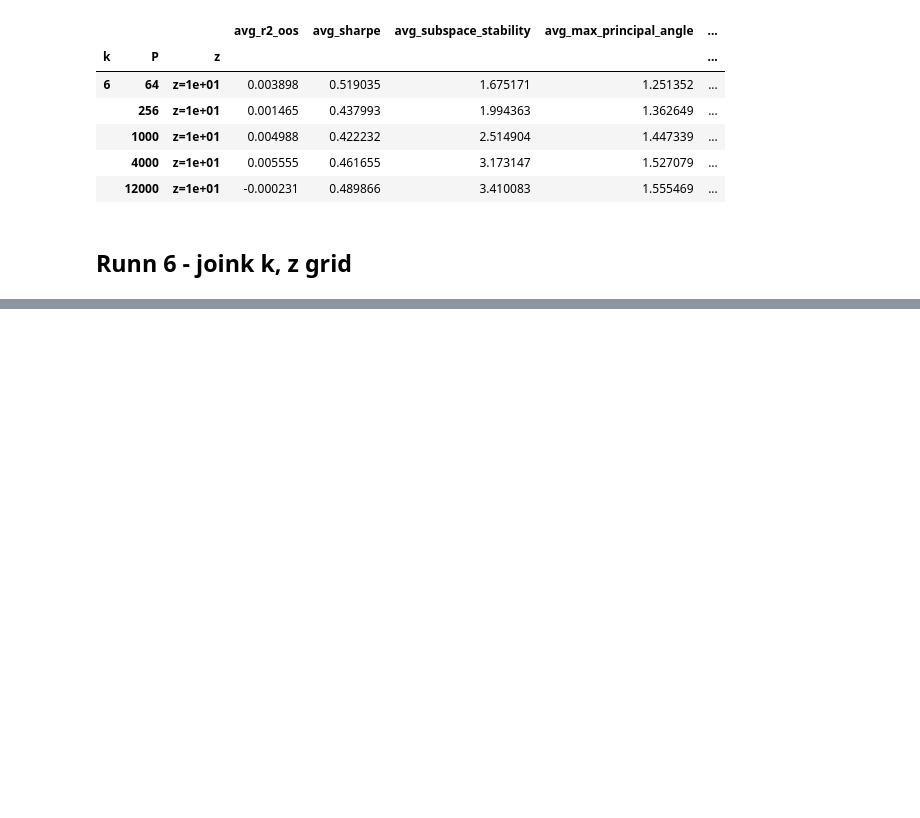
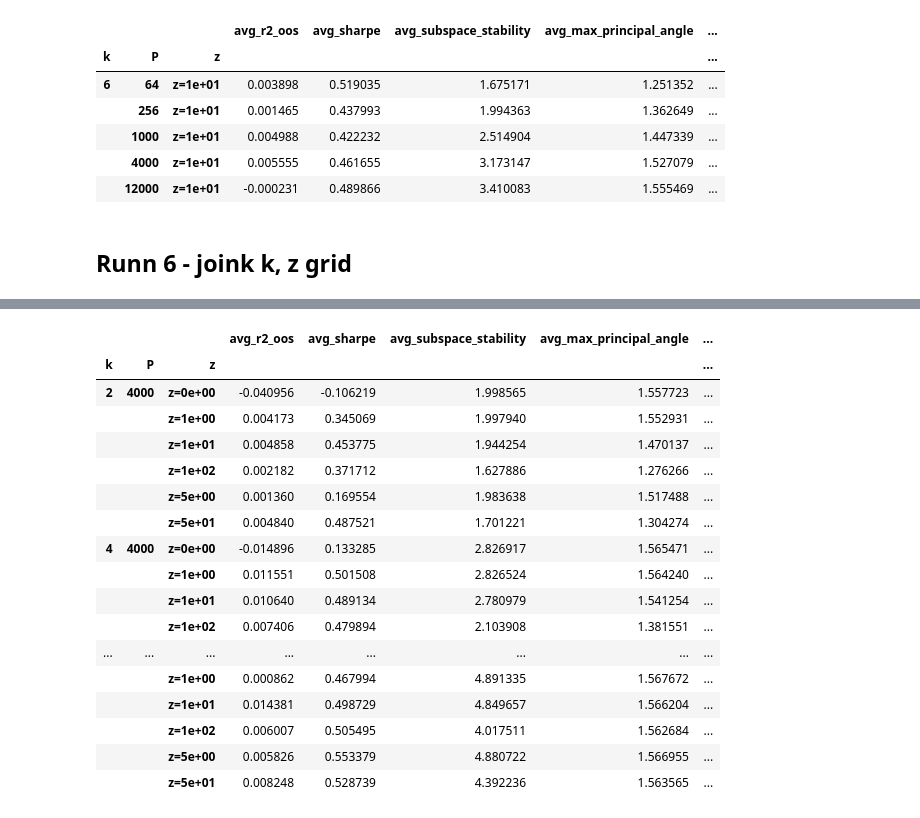
Before and after one commit to ItachiUchiha729/TheVirtueOfComplexity_PaperReplication_Experimentation, a Jupyter notebook: notebooks/VOC_everywhere.ipynb, the cells around one changed output, grey strips where cells are left out. Drawn from its saved outputs; the diff is of its cells as text; code cells hidden in the pictures; blank space fills up the shorter version.

```diff
--- a/notebooks/VOC_everywhere.ipynb
+++ b/notebooks/VOC_everywhere.ipynb
@@ -2518,0 +2615,21 @@ KeyboardInterrupt:
+# %%
+results_rff_df_kz_grid
+# %% [output]
+|  |  |  | avg_r2_oos | avg_sharpe | avg_subspace_stability | avg_max_principal_angle | ... |
+| k | P | z |  |  |  |  | ... |
+| 2 | 4000 | z=0e+00 | -0.040956 | -0.106219 | 1.998565 | 1.557723 | ... |
+|  |  | z=1e+00 | 0.004173 | 0.345069 | 1.997940 | 1.552931 | ... |
+|  |  | z=1e+01 | 0.004858 | 0.453775 | 1.944254 | 1.470137 | ... |
+|  |  | z=1e+02 | 0.002182 | 0.371712 | 1.627886 | 1.276266 | ... |
+|  |  | z=5e+00 | 0.001360 | 0.169554 | 1.983638 | 1.517488 | ... |
+|  |  | z=5e+01 | 0.004840 | 0.487521 | 1.701221 | 1.304274 | ... |
+| 4 | 4000 | z=0e+00 | -0.014896 | 0.133285 | 2.826917 | 1.565471 | ... |
+|  |  | z=1e+00 | 0.011551 | 0.501508 | 2.826524 | 1.564240 | ... |
+|  |  | z=1e+01 | 0.010640 | 0.489134 | 2.780979 | 1.541254 | ... |
+|  |  | z=1e+02 | 0.007406 | 0.479894 | 2.103908 | 1.381551 | ... |
+| ... | ... | ... | ... | ... | ... | ... | ... |
+|  |  | z=1e+00 | 0.000862 | 0.467994 | 4.891335 | 1.567672 | ... |
+|  |  | z=1e+01 | 0.014381 | 0.498729 | 4.849657 | 1.566204 | ... |
+|  |  | z=1e+02 | 0.006007 | 0.505495 | 4.017511 | 1.562684 | ... |
+|  |  | z=5e+00 | 0.005826 | 0.553379 | 4.880722 | 1.566955 | ... |
+|  |  | z=5e+01 | 0.008248 | 0.528739 | 4.392236 | 1.563565 | ... |
```
Also changed, not shown: parts of 3 cells of this notebook, 2 other files.
